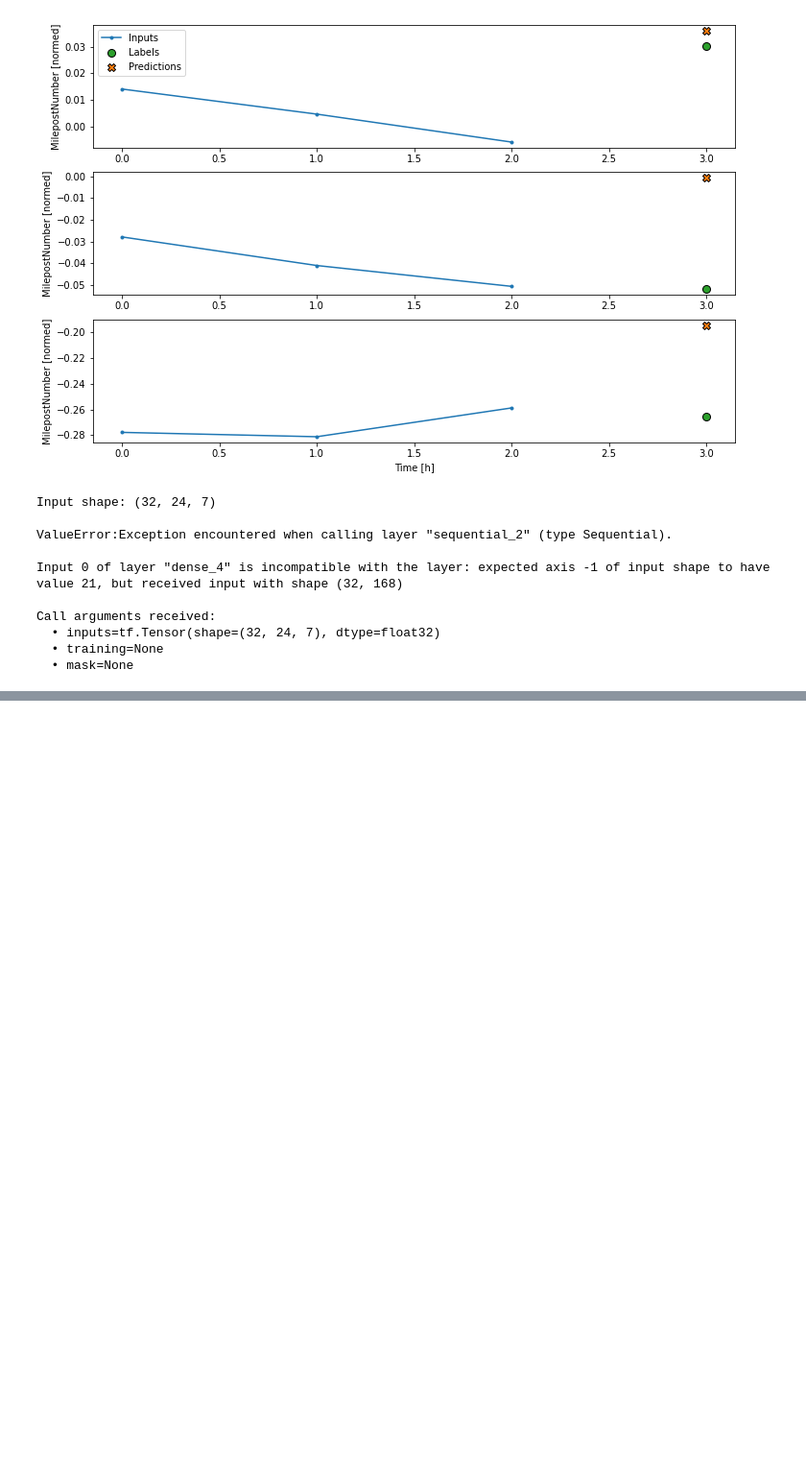
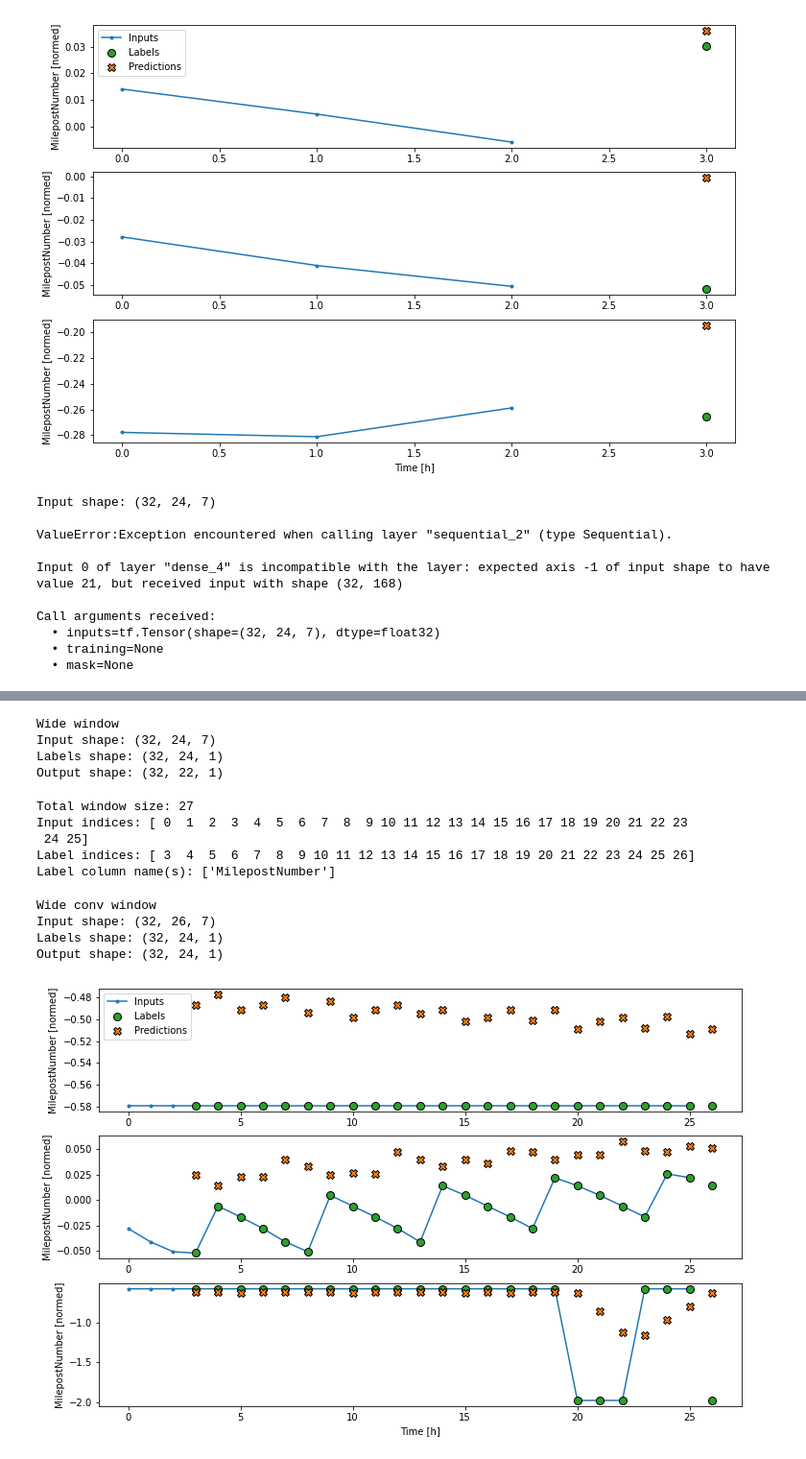
Before and after one commit to uno-amullinnix/train-position-model, a Jupyter notebook: notebooks/TimeSeriesForecasting.ipynb, the cells around one changed output, grey strips where cells are left out. Shown at 96% size. Cells and saved outputs as stored; diff of their text form; code cells hidden in the pictures; blank space fills up the shorter version.

Commit message:
Convolution Neural Network model added

```diff
--- a/notebooks/TimeSeriesForecasting.ipynb
+++ b/notebooks/TimeSeriesForecasting.ipynb
@@ -643,3 +643,13 @@ Call arguments received:
   • inputs=tf.Tensor(shape=(32, 24, 7), dtype=float32)
   • training=None
   • mask=None
+# %%
+# Convolution Neural Network time! These also take multiple time steps as input to each prediction
+
+conv_model = tf.keras.Sequential([
+    tf.keras.layers.Conv1D(filters=32,
+                           kernel_size=(CONV_WIDTH,),
+                           activation='relu'),
+    tf.keras.layers.Dense(units=32, activation='relu'),
+    tf.keras.layers.Dense(units=1),
+])
@@ -645,0 +676,48 @@ Call arguments received:
+# %%
+# Run it on wider input, produce wider output?
+
+print("Wide window")
+print('Input shape:', wide_window.example[0].shape)
+print('Labels shape:', wide_window.example[1].shape)
+print('Output shape:', conv_model(wide_window.example[0]).shape)
+# %% [output]
+Wide window
+Input shape: (32, 24, 7)
+Labels shape: (32, 24, 1)
+Output shape: (32, 22, 1)
+# %%
+# We need the labels and prediction to have the same length. So, let's build a WindowGenerator, shall we?
+
+LABEL_WIDTH = 24
+INPUT_WIDTH = LABEL_WIDTH + (CONV_WIDTH - 1)
+wide_conv_window = WindowGenerator(
+    input_width=INPUT_WIDTH,
+    label_width=LABEL_WIDTH,
+    shift=1,
+    label_columns=['MilepostNumber'])
+
+wide_conv_window
+# %% [output]
+Total window size: 27
+Input indices: [ 0  1  2  3  4  5  6  7  8  9 10 11 12 13 14 15 16 17 18 19 20 21 22 23
+ 24 25]
+Label indices: [ 3  4  5  6  7  8  9 10 11 12 13 14 15 16 17 18 19 20 21 22 23 24 25 26]
+Label column name(s): ['MilepostNumber']
+# %%
+# Once again, we can check the shape:
+
+print("Wide conv window")
+print('Input shape:', wide_conv_window.example[0].shape)
+print('Labels shape:', wide_conv_window.example[1].shape)
+print('Output shape:', conv_model(wide_conv_window.example[0]).shape)
+# %% [output]
+Wide conv window
+Input shape: (32, 26, 7)
+Labels shape: (32, 24, 1)
+Output shape: (32, 24, 1)
+# %%
+# And finally, Plot!
+
+wide_conv_window.plot(conv_model)
+# %% [output]
+[figure, added]
```
Also changed, not shown: parts of 2 cells of this notebook.
